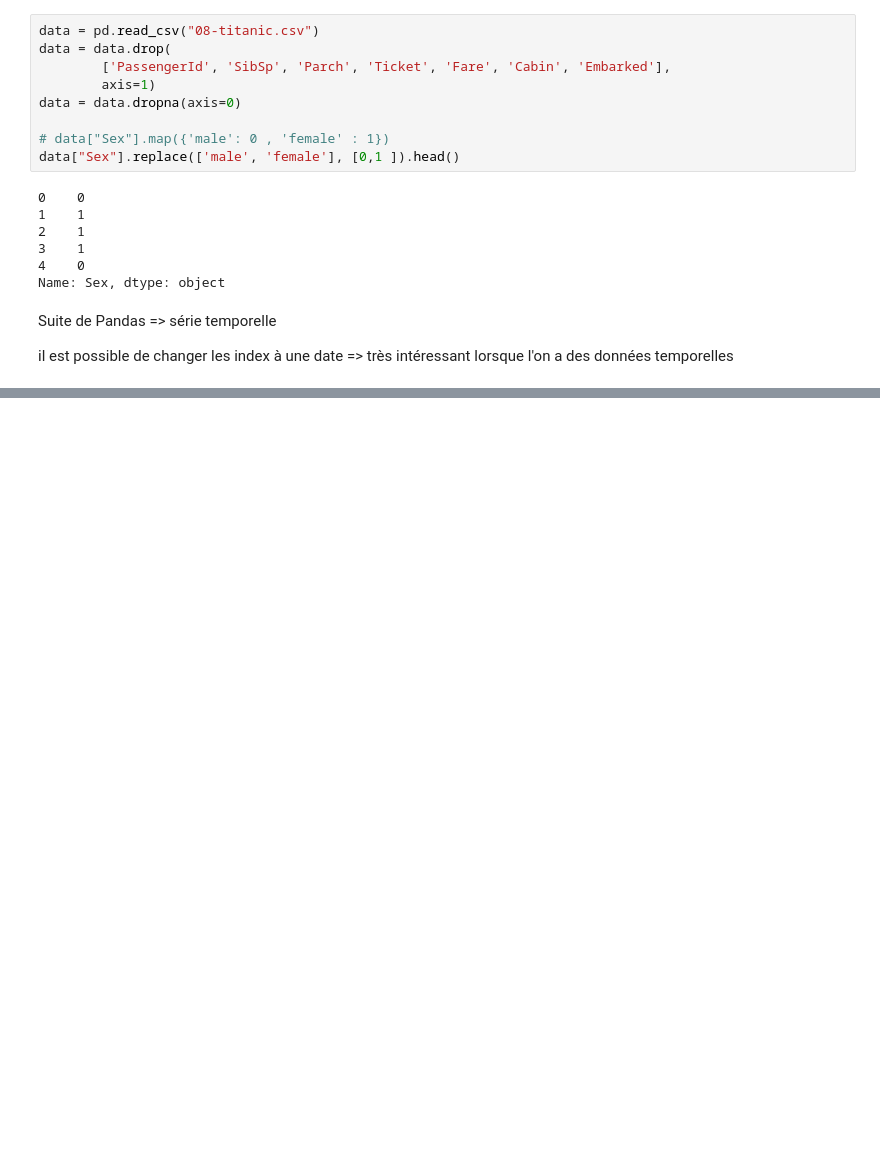
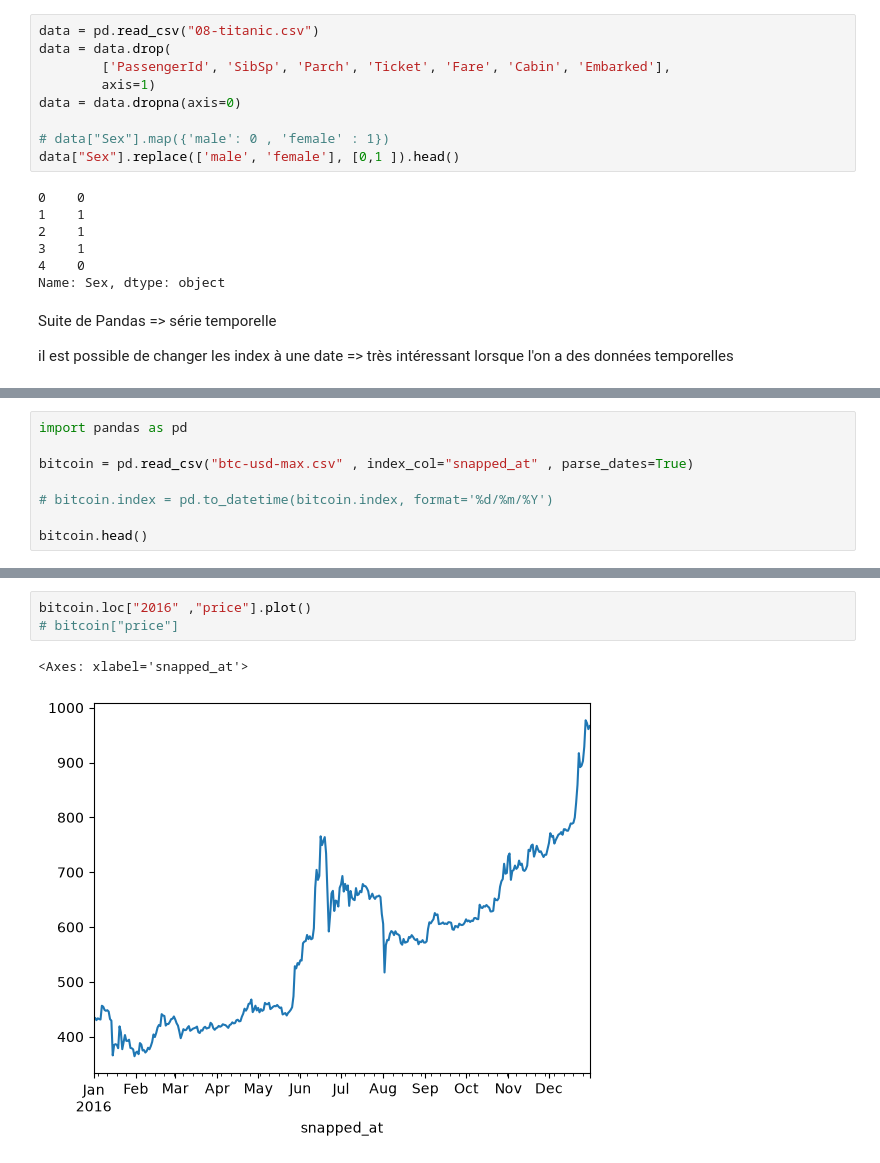
Before and after one commit to webdevproformation/m2-iot-juin2026, a Jupyter notebook: jour03/exo.ipynb, the cells around one changed output, grey strips where cells are left out. Saved outputs shown, nothing was run; the diff lists cells and outputs as text; blank space fills up the shorter version.

Commit message:
pandas suite

```diff
--- a/jour03/exo.ipynb
+++ b/jour03/exo.ipynb
@@ -315,0 +324,8 @@ il est possible de changer les index à une date => très intéressant lorsque l
+# %%
+import pandas as pd
+
+bitcoin = pd.read_csv("btc-usd-max.csv" , index_col="snapped_at" , parse_dates=True)
+
+# bitcoin.index = pd.to_datetime(bitcoin.index, format='%d/%m/%Y')
+
+bitcoin.head()
@@ -315,0 +340,6 @@ il est possible de changer les index à une date => très intéressant lorsque l
+# %%
+bitcoin.loc["2016" ,"price"].plot()
+# bitcoin["price"]
+# %% [output]
+<Axes: xlabel='snapped_at'>
+[figure, added]
```
Also changed, not shown: parts of 8 cells of this notebook, 4 other files.
